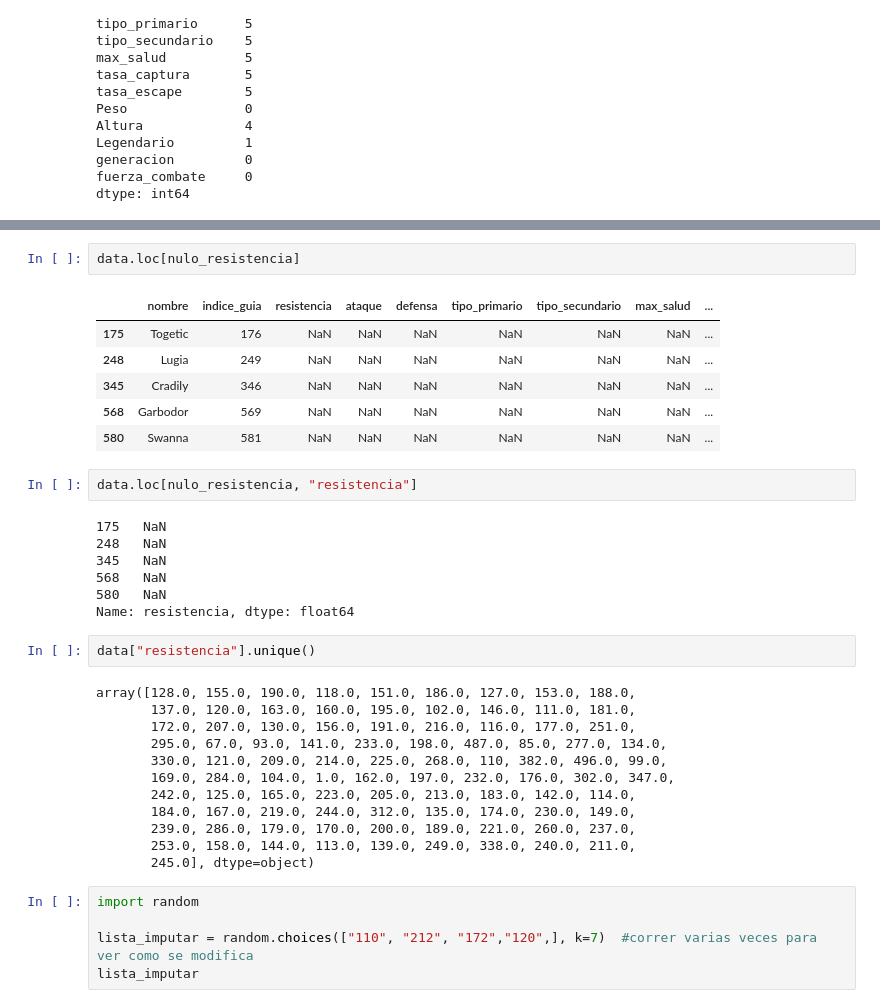
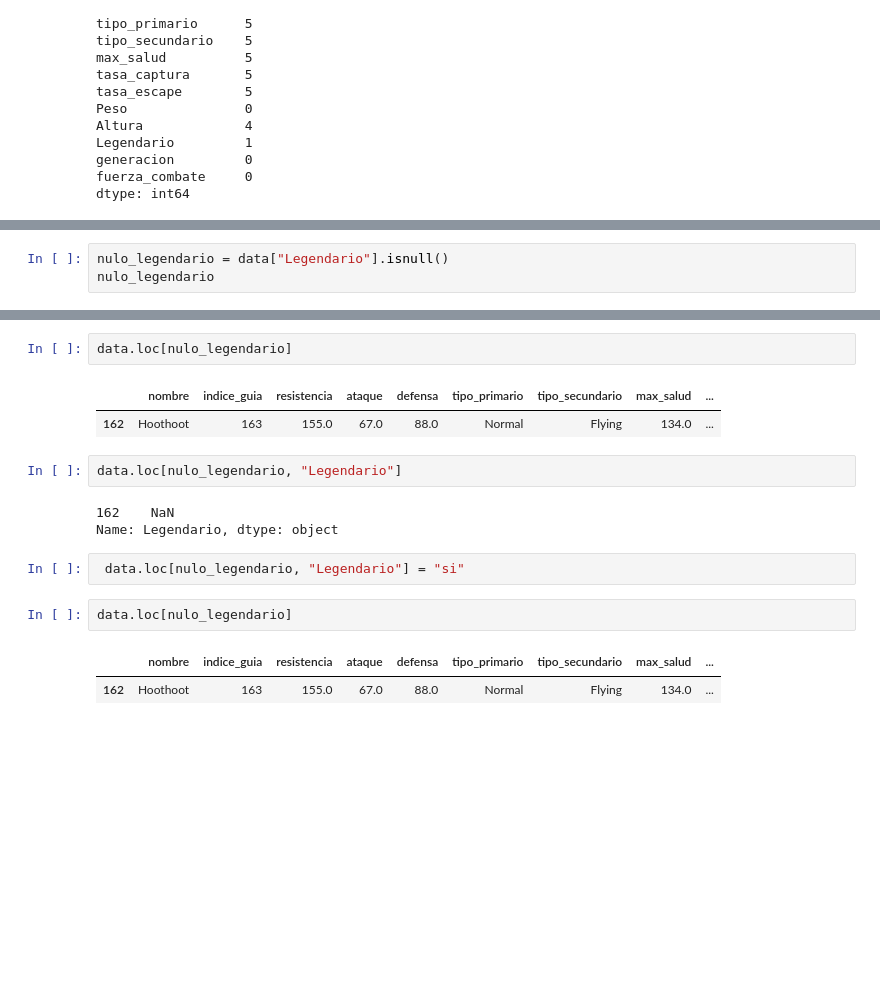
Before and after one commit to IonatanPerez/AprenderProgramando_cursos_2022, a Jupyter notebook: Proyectos personales/Martes/Paola Rivero-Martes/pokemón.ipynb, the cells around one changed output, grey strips where cells are left out. Saved outputs shown, nothing was run; the diff lists cells and outputs as text; blank space fills up the shorter version.

```diff
--- a/Proyectos personales/Martes/Paola Rivero-Martes/pokemón.ipynb
+++ b/Proyectos personales/Martes/Paola Rivero-Martes/pokemón.ipynb
@@ -106,0 +91,3 @@ Name: resistencia, Length: 649, dtype: bool
+# %%
+nulo_legendario = data["Legendario"].isnull()
+nulo_legendario
@@ -107,37 +107,17 @@ Name: resistencia, Length: 649, dtype: bool
 # %%
-data.loc[nulo_resistencia]
+data.loc[nulo_legendario]
 # %% [output]
 |  | nombre | indice_guia | resistencia | ataque | defensa | tipo_primario | tipo_secundario | max_salud | ... |
-| 175 | Togetic | 176 | NaN | NaN | NaN | NaN | NaN | NaN | ... |
-| 248 | Lugia | 249 | NaN | NaN | NaN | NaN | NaN | NaN | ... |
-| 345 | Cradily | 346 | NaN | NaN | NaN | NaN | NaN | NaN | ... |
-| 568 | Garbodor | 569 | NaN | NaN | NaN | NaN | NaN | NaN | ... |
-| 580 | Swanna | 581 | NaN | NaN | NaN | NaN | NaN | NaN | ... |
+| 162 | Hoothoot | 163 | 155.0 | 67.0 | 88.0 | Normal | Flying | 134.0 | ... |
+# %%
+data.loc[nulo_legendario, "Legendario"]
+# %% [output]
+162    NaN
+Name: Legendario, dtype: object
+# %%
+ data.loc[nulo_legendario, "Legendario"] = "si"
 # %%
-data.loc[nulo_resistencia, "resistencia"]
+data.loc[nulo_legendario]
 # %% [output]
-175   NaN
-248   NaN
-345   NaN
-568   NaN
-580   NaN
-Name: resistencia, dtype: float64
+|  | nombre | indice_guia | resistencia | ataque | defensa | tipo_primario | tipo_secundario | max_salud | ... |
+| 162 | Hoothoot | 163 | 155.0 | 67.0 | 88.0 | Normal | Flying | 134.0 | ... |
-# %%
-data["resistencia"].unique()
-# %% [output]
-array([128.0, 155.0, 190.0, 118.0, 151.0, 186.0, 127.0, 153.0, 188.0,
-       137.0, 120.0, 163.0, 160.0, 195.0, 102.0, 146.0, 111.0, 181.0,
-       172.0, 207.0, 130.0, 156.0, 191.0, 216.0, 116.0, 177.0, 251.0,
-       295.0, 67.0, 93.0, 141.0, 233.0, 198.0, 487.0, 85.0, 277.0, 134.0,
-       330.0, 121.0, 209.0, 214.0, 225.0, 268.0, 110, 382.0, 496.0, 99.0,
-       169.0, 284.0, 104.0, 1.0, 162.0, 197.0, 232.0, 176.0, 302.0, 347.0,
-       242.0, 125.0, 165.0, 223.0, 205.0, 213.0, 183.0, 142.0, 114.0,
-       184.0, 167.0, 219.0, 244.0, 312.0, 135.0, 174.0, 230.0, 149.0,
-       239.0, 286.0, 179.0, 170.0, 200.0, 189.0, 221.0, 260.0, 237.0,
-       253.0, 158.0, 144.0, 113.0, 139.0, 249.0, 338.0, 240.0, 211.0,
-       245.0], dtype=object)
-# %%
-import random
-
-lista_imputar = random.choices(["110", "212", "172","120",], k=7)  #correr varias veces para ver como se modifica
-lista_imputar
```
Also changed, not shown: parts of 42 cells of this notebook, 21 other files.
